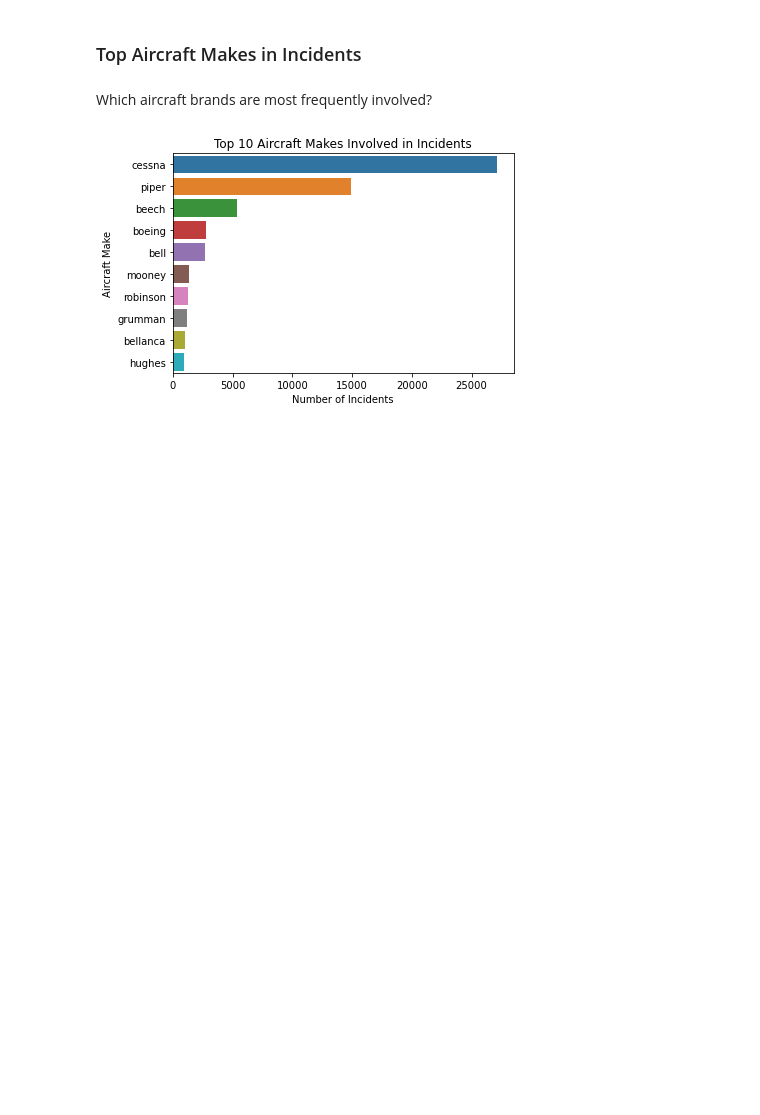
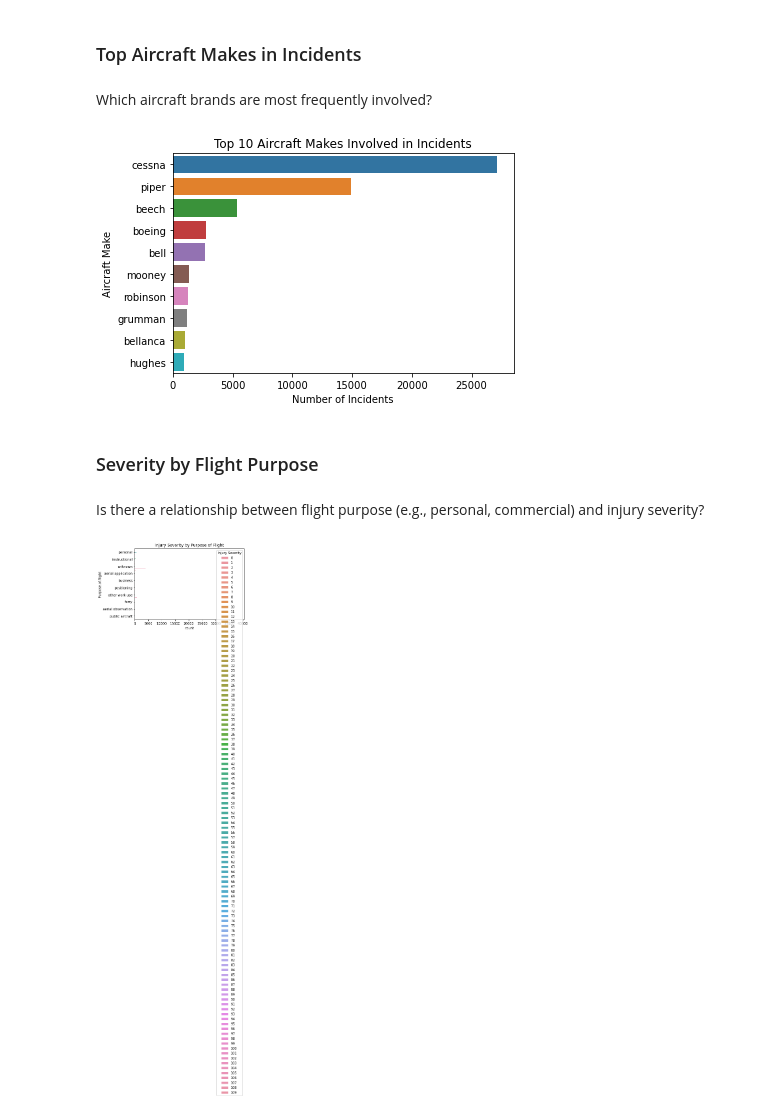
Before and after one commit to BMwihia/aviation-accidents-analysis, a Jupyter notebook: aviation_accident_analysis-benson.ipynb, the cells around one changed output. Cells and saved outputs as stored; diff of their text form; code cells hidden in the pictures; blank space fills up the shorter version.

Commit message:
Proceeded to analyze between flight puprpose e.g. personal or commercial and injury severity.

```diff
--- a/aviation_accident_analysis-benson.ipynb
+++ b/aviation_accident_analysis-benson.ipynb
@@ -201,3 +201,15 @@ plt.tight_layout()
 plt.show()
 # %% [output]
 [figure]
+# %% [markdown]
+### Severity by Flight Purpose
+# %% [markdown]
+Is there a relationship between flight purpose (e.g., personal, commercial) and injury severity?
+# %%
+sns.countplot(data=df, y='Purpose.of.flight', hue='Injury.Severity', order=df['Purpose.of.flight'].value_counts().index[:10])
+plt.title('Injury Severity by Purpose of Flight')
+plt.legend(title='Injury Severity')
+plt.tight_layout()
+plt.show()
+# %% [output]
+[figure, added]
```
